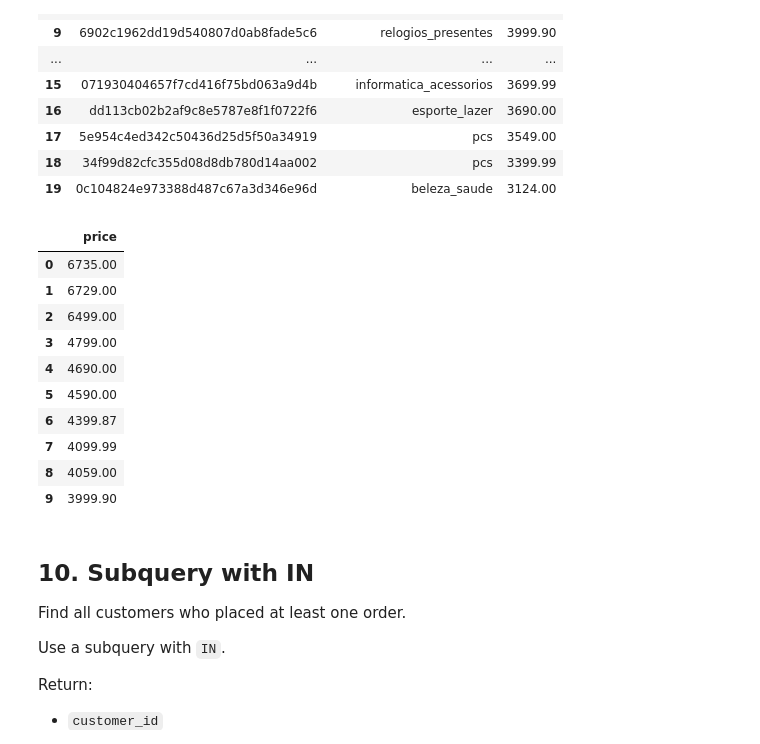
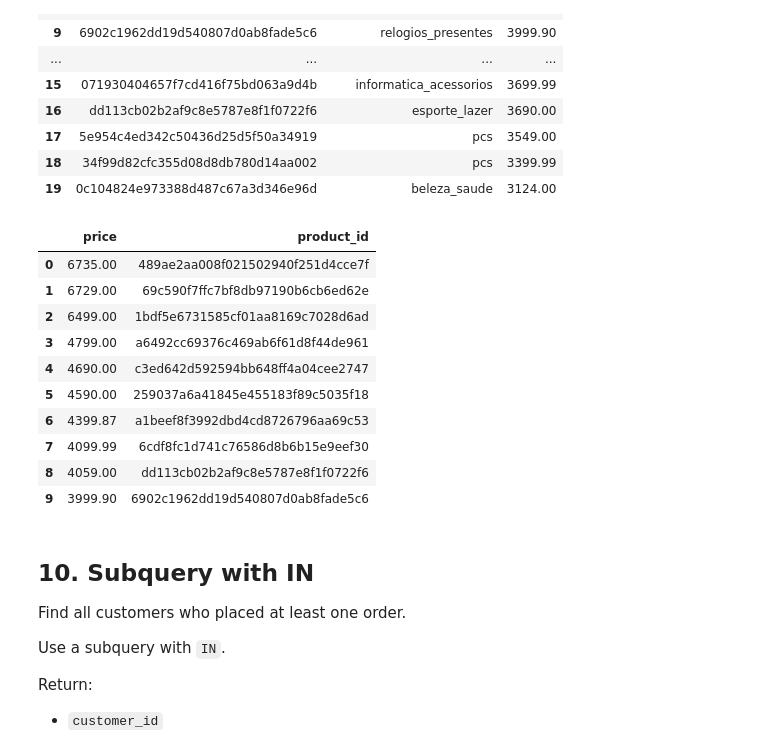
Before and after one commit to Thomasayanfeoluwa/2026-Python-Training-Class---Tutorial-For-Beginners, a Jupyter notebook: OLISTs/exercises_solutions/olists_exercises.ipynb, the cells around one changed output. Drawn from its saved outputs; the diff is of its cells as text; code cells hidden in the pictures.

```diff
--- a/OLISTs/exercises_solutions/olists_exercises.ipynb
+++ b/OLISTs/exercises_solutions/olists_exercises.ipynb
@@ -579,24 +579,26 @@ run_sql("""
 | 19 | 0c104824e973388d487c67a3d346e96d | beleza_saude | 3124.00 |
 # %%
 run_sql("""
-    SELECT price
+    SELECT
+        price,
+        product_id
     FROM order_items
     WHERE price > 100
     ORDER BY price DESC
     LIMIT 10
 """)
 # %% [output]
-|  | price |
-| 0 | 6735.00 |
-| 1 | 6729.00 |
-| 2 | 6499.00 |
-| 3 | 4799.00 |
-| 4 | 4690.00 |
-| 5 | 4590.00 |
-| 6 | 4399.87 |
-| 7 | 4099.99 |
-| 8 | 4059.00 |
-| 9 | 3999.90 |
+|  | price | product_id |
+| 0 | 6735.00 | 489ae2aa008f021502940f251d4cce7f |
+| 1 | 6729.00 | 69c590f7ffc7bf8db97190b6cb6ed62e |
+| 2 | 6499.00 | 1bdf5e6731585cf01aa8169c7028d6ad |
+| 3 | 4799.00 | a6492cc69376c469ab6f61d8f44de961 |
+| 4 | 4690.00 | c3ed642d592594bb648ff4a04cee2747 |
+| 5 | 4590.00 | 259037a6a41845e455183f89c5035f18 |
+| 6 | 4399.87 | a1beef8f3992dbd4cd8726796aa69c53 |
+| 7 | 4099.99 | 6cdf8fc1d741c76586d8b6b15e9eef30 |
+| 8 | 4059.00 | dd113cb02b2af9c8e5787e8f1f0722f6 |
+| 9 | 3999.90 | 6902c1962dd19d540807d0ab8fade5c6 |
 # %% [markdown]
 ## 10. Subquery with IN
 
```
